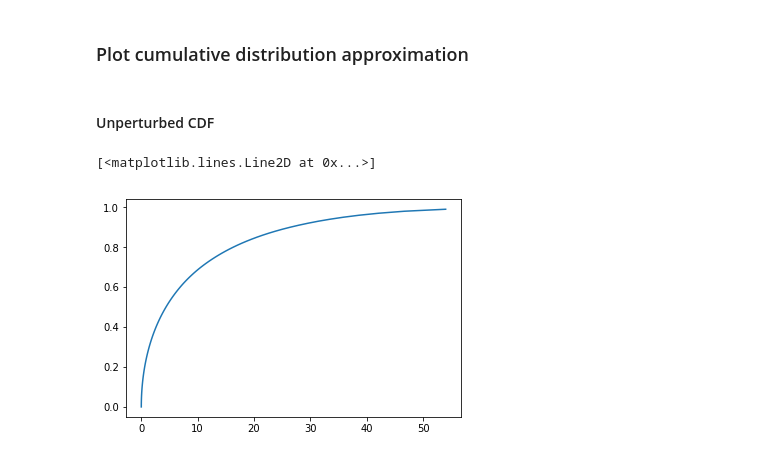
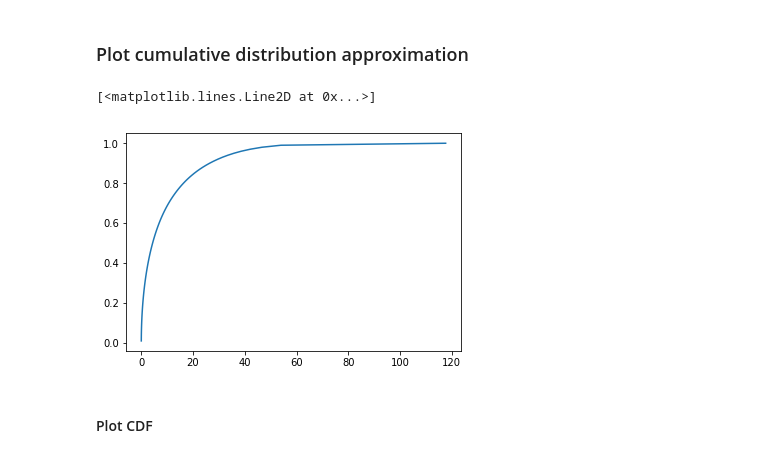
Before and after one commit to mcucchi9/exotic, a Jupyter notebook: notebooks/predictions_linear_plot.ipynb, the cells around one changed output. Saved outputs shown, nothing was run; the diff lists cells and outputs as text; code cells hidden in the pictures.

```diff
--- a/notebooks/predictions_linear_plot.ipynb
+++ b/notebooks/predictions_linear_plot.ipynb
@@ -170,3 +173,11 @@ plt.savefig('/home/cucchi/phd/devel/phd/logbook/fig/pred_{}_L_{}_{}.png'.format(
 [figure]
 # %% [markdown]
 ### Plot cumulative distribution approximation
+# %%
+quantiles = xr.open_dataarray(QUANTILES_PATH)
+x = quantiles.values[1:]
+y = quantiles.quantile_order[1:]
+plt.plot(x, y)
+# %% [output]
+[<matplotlib.lines.Line2D at 0x...>]
+[figure, added]
@@ -173,10 +205,2 @@ plt.savefig('/home/cucchi/phd/devel/phd/logbook/fig/pred_{}_L_{}_{}.png'.format(
 # %% [markdown]
-#### Unperturbed CDF
+#### Plot CDF
-# %%
-quantiles = xr.open_dataarray(QUANTILES_PATH)
-x = quantiles.values
-y = quantiles.quantile_order
-plt.plot(x, y)
-# %% [output]
-[<matplotlib.lines.Line2D at 0x...>]
-[figure, removed]
```
Also changed, not shown: parts of 16 cells of this notebook.
